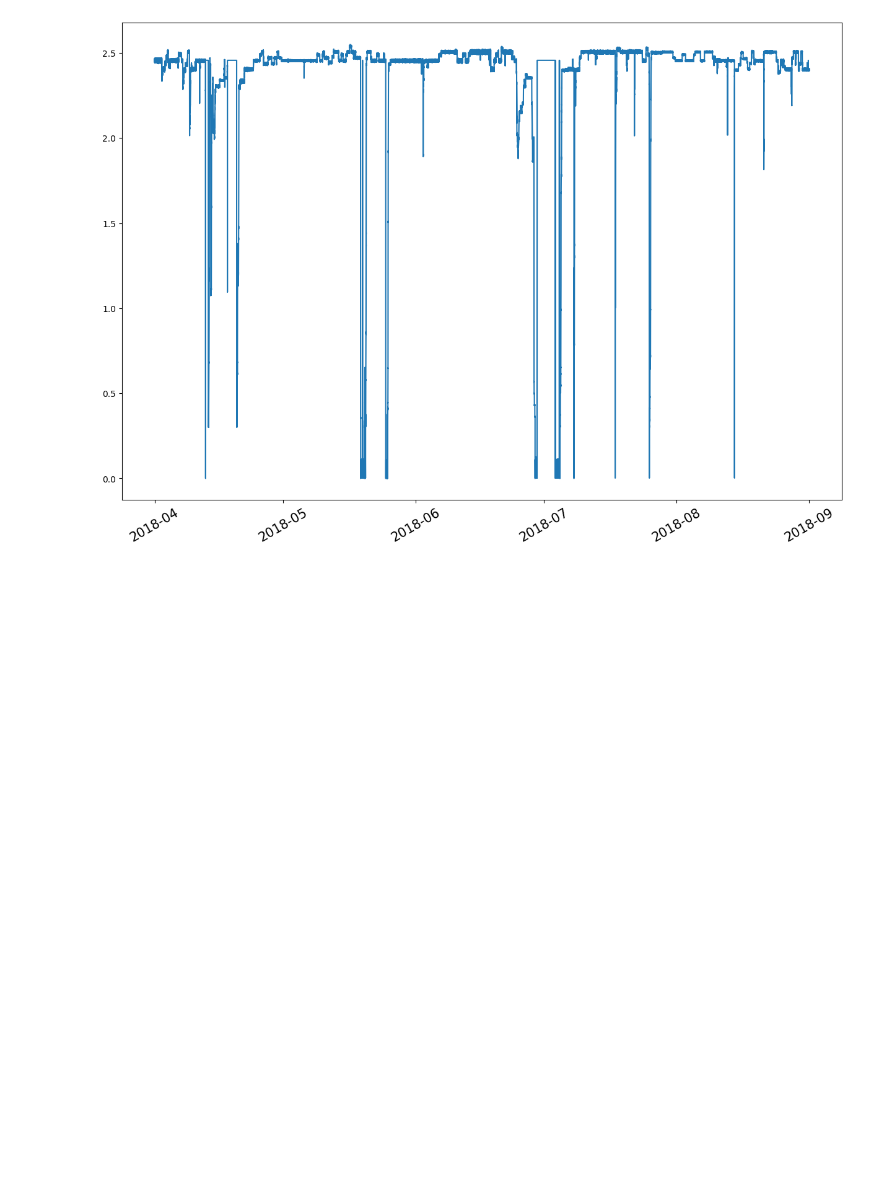
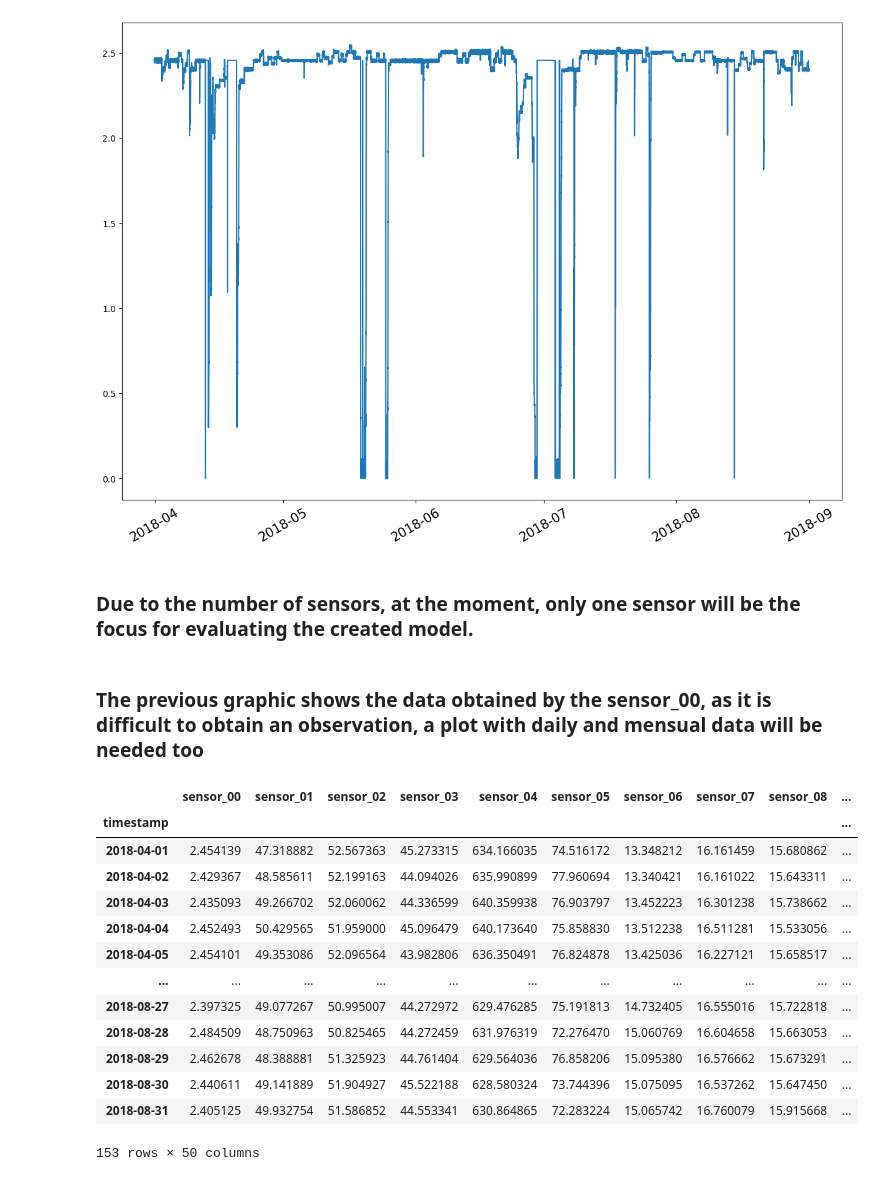
Before and after one commit to fhprime/Time-Series-Pump-Sensor-Data, a Jupyter notebook: Laboratorio_2_Product_Development_FH_18003299.ipynb, the cells around one changed output. Drawn from its saved outputs; the diff is of its cells as text; code cells hidden in the pictures; blank space fills up the shorter version.

```diff
--- a/Laboratorio_2_Product_Development_FH_18003299.ipynb
+++ b/Laboratorio_2_Product_Development_FH_18003299.ipynb
@@ -222,3 +224,25 @@ plt.xticks(rotation=30, fontsize=15)
 plt.show()
 # %% [output]
 [figure]
+# %% [markdown]
+### Due to the number of sensors, at the moment, only one sensor will be the focus for evaluating the created model.
+# %% [markdown]
+### The previous graphic shows the data obtained by the sensor_00, as it is difficult to obtain an observation, a plot with daily and mensual data will be needed too
+# %%
+dt_mean_rsm_d = dt_sensor.resample('d').mean()
+dt_mean_rsm_d
+# %% [output]
+|  | sensor_00 | sensor_01 | sensor_02 | sensor_03 | sensor_04 | sensor_05 | sensor_06 | sensor_07 | sensor_08 | ... |
+| timestamp |  |  |  |  |  |  |  |  |  | ... |
+| 2018-04-01 | 2.454139 | 47.318882 | 52.567363 | 45.273315 | 634.166035 | 74.516172 | 13.348212 | 16.161459 | 15.680862 | ... |
+| 2018-04-02 | 2.429367 | 48.585611 | 52.199163 | 44.094026 | 635.990899 | 77.960694 | 13.340421 | 16.161022 | 15.643311 | ... |
+| 2018-04-03 | 2.435093 | 49.266702 | 52.060062 | 44.336599 | 640.359938 | 76.903797 | 13.452223 | 16.301238 | 15.738662 | ... |
+| 2018-04-04 | 2.452493 | 50.429565 | 51.959000 | 45.096479 | 640.173640 | 75.858830 | 13.512238 | 16.511281 | 15.533056 | ... |
+| 2018-04-05 | 2.454101 | 49.353086 | 52.096564 | 43.982806 | 636.350491 | 76.824878 | 13.425036 | 16.227121 | 15.658517 | ... |
+| ... | ... | ... | ... | ... | ... | ... | ... | ... | ... | ... |
+| 2018-08-27 | 2.397325 | 49.077267 | 50.995007 | 44.272972 | 629.476285 | 75.191813 | 14.732405 | 16.555016 | 15.722818 | ... |
+| 2018-08-28 | 2.484509 | 48.750963 | 50.825465 | 44.272459 | 631.976319 | 72.276470 | 15.060769 | 16.604658 | 15.663053 | ... |
+| 2018-08-29 | 2.462678 | 48.388881 | 51.325923 | 44.761404 | 629.564036 | 76.858206 | 15.095380 | 16.576662 | 15.673291 | ... |
+| 2018-08-30 | 2.440611 | 49.141889 | 51.904927 | 45.522188 | 628.580324 | 73.744396 | 15.075095 | 16.537262 | 15.647450 | ... |
+| 2018-08-31 | 2.405125 | 49.932754 | 51.586852 | 44.553341 | 630.864865 | 72.283224 | 15.065742 | 16.760079 | 15.915668 | ... |
+153 rows × 50 columns
```
Also changed, not shown: parts of 5 cells of this notebook.
